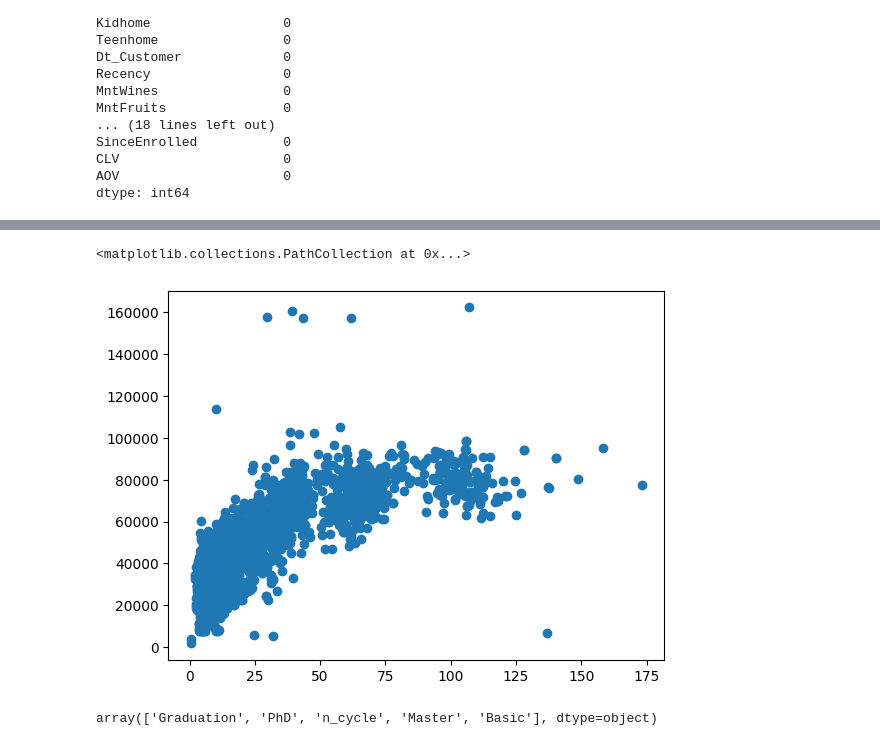
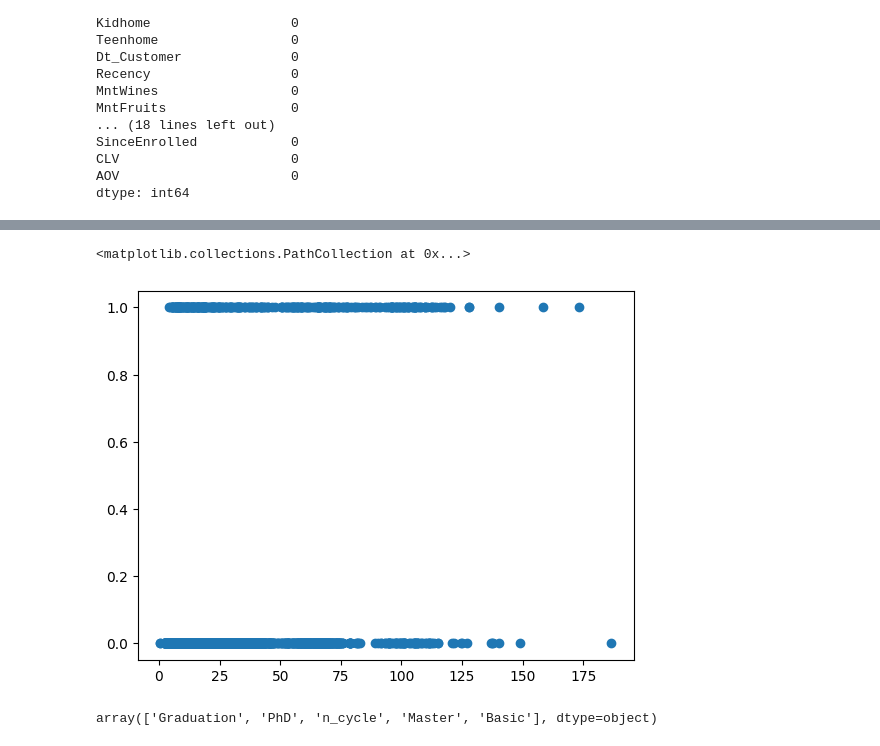
Before and after one commit to LexLorenzo/MachineLearningProjects, a Jupyter notebook: Lab_Exercise_2/Data_Analytics.ipynb, the cells around one changed output, grey strips where cells are left out. Cells and saved outputs as stored; diff of their text form; code cells hidden in the pictures.

```diff
--- a/Lab_Exercise_2/Data_Analytics.ipynb
+++ b/Lab_Exercise_2/Data_Analytics.ipynb
@@ -116,8 +137,8 @@ plt.scatter(df['Total_Children'], df['Income'])
 # %%
-plt.scatter(df['AOV'], df['Income'])
+plt.scatter(df['AOV'], df['Response'])
 # %% [output]
 <matplotlib.collections.PathCollection at 0x...>
-[figure, old version]
+[figure, new version]
 # %%
 df['Education'].unique()
 # %% [output]
```
Also changed, not shown: parts of 9 cells of this notebook, 8 other files.
